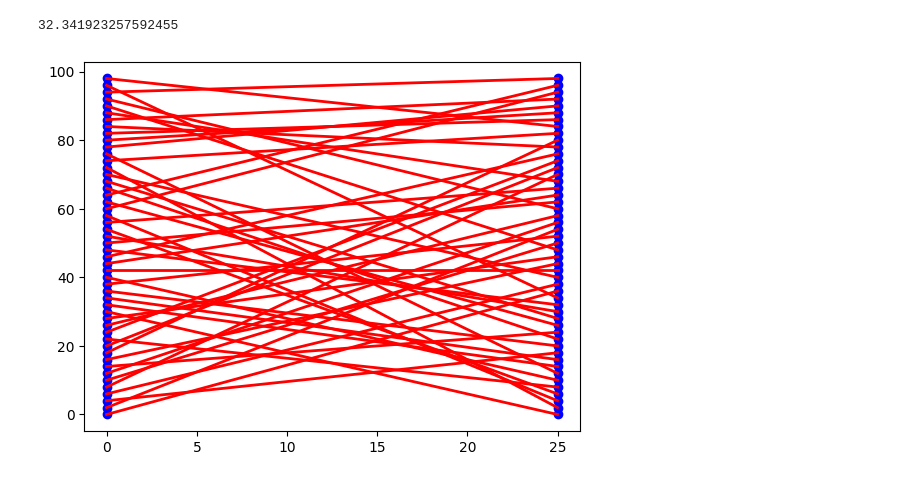
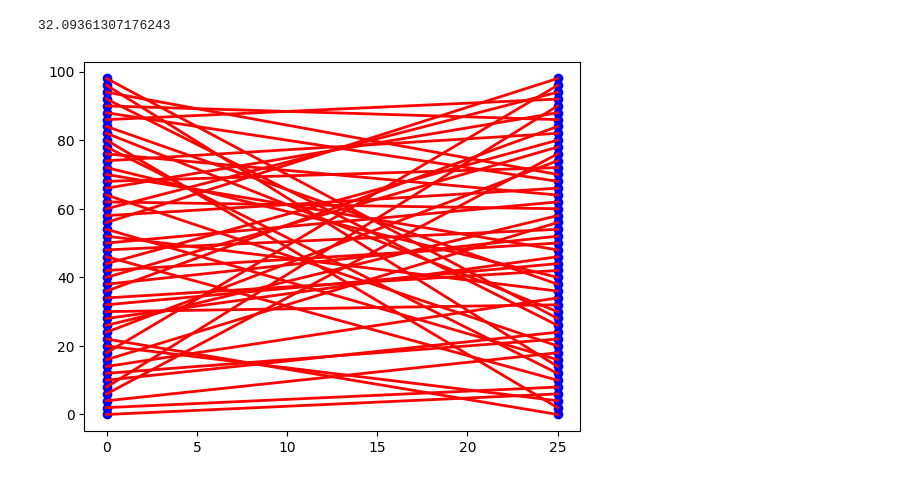
Before and after one commit to jakobmaier-eu/graph-gromov, a Jupyter notebook: testing_algorithms.ipynb, the cells around one changed output. Cells and saved outputs as stored; diff of their text form; code cells hidden in the pictures.

```diff
--- a/testing_algorithms.ipynb
+++ b/testing_algorithms.ipynb
@@ -30,7 +30,7 @@ p = 0.4
 A_eq, b_eq =  bistochastic_equality_constraints(n)
 
 G0, A0 = sample_Erdos_Renyi(n, p) #same graphs ???
-G1, A1 = sample_Erdos_Renyi(n, 1 - p)
+G1, A1 = sample_Erdos_Renyi(n, p)
 
 Ps = rand_perm_matrix(n)
 # %%
@@ -85,10 +88,10 @@ print(np.linalg.norm(A0.toarray() - D1p * A1.toarray() * D1p.T))
 # %%
 #GRAMPA ?
 
-eta = 1
+eta = 0.1
 D2 = grampa(A0.toarray(), A1.toarray(), eta)
 plot_alignment(G0, G1, D2)
 print(np.linalg.norm(A0.toarray() - D2 * A1.toarray() * D2.T))
 # %% [output]
-32.341923257592455
+32.09361307176243
-[figure, old version]
+[figure, new version]
```
Also changed, not shown: parts of 6 cells of this notebook, 2 other files.
